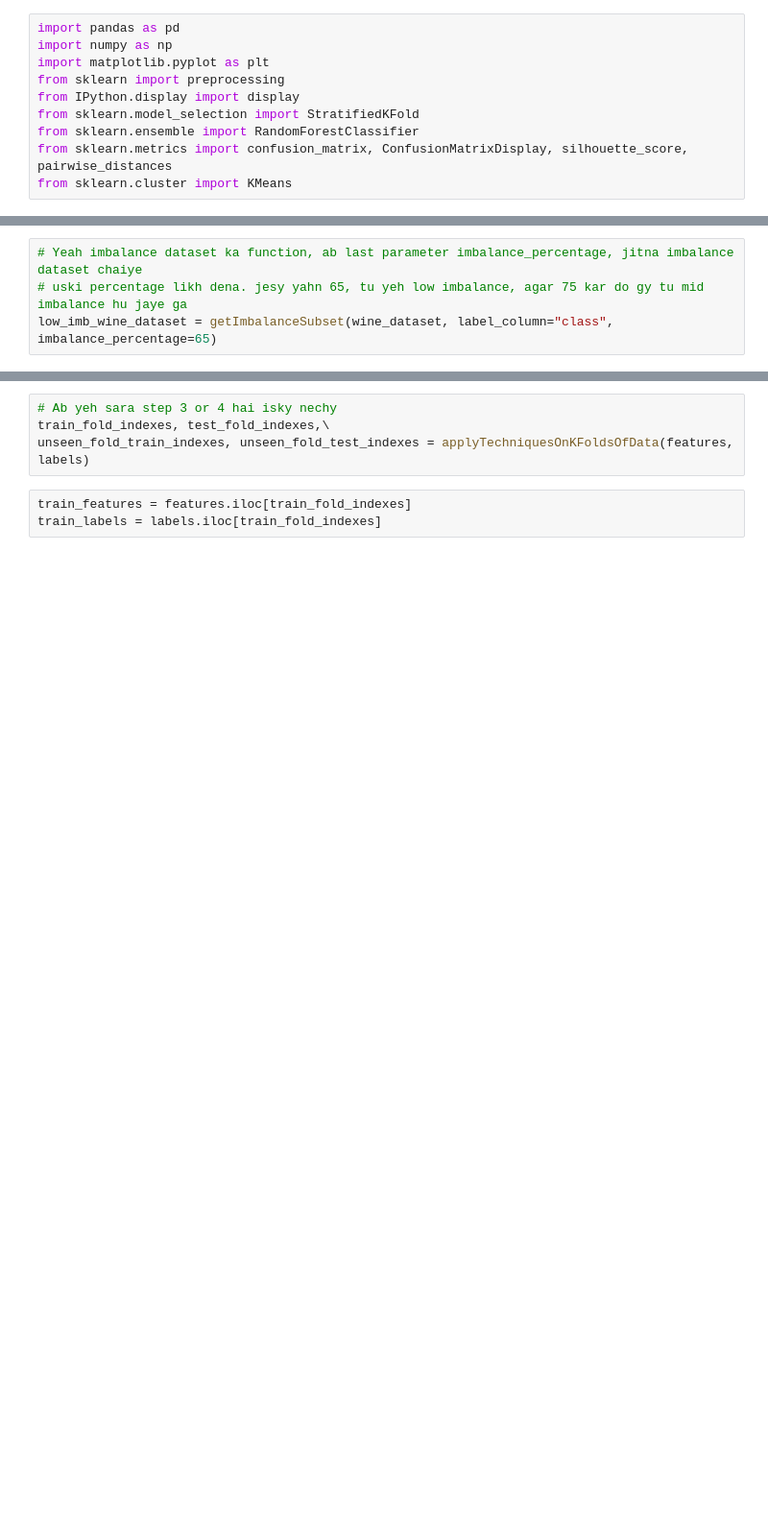
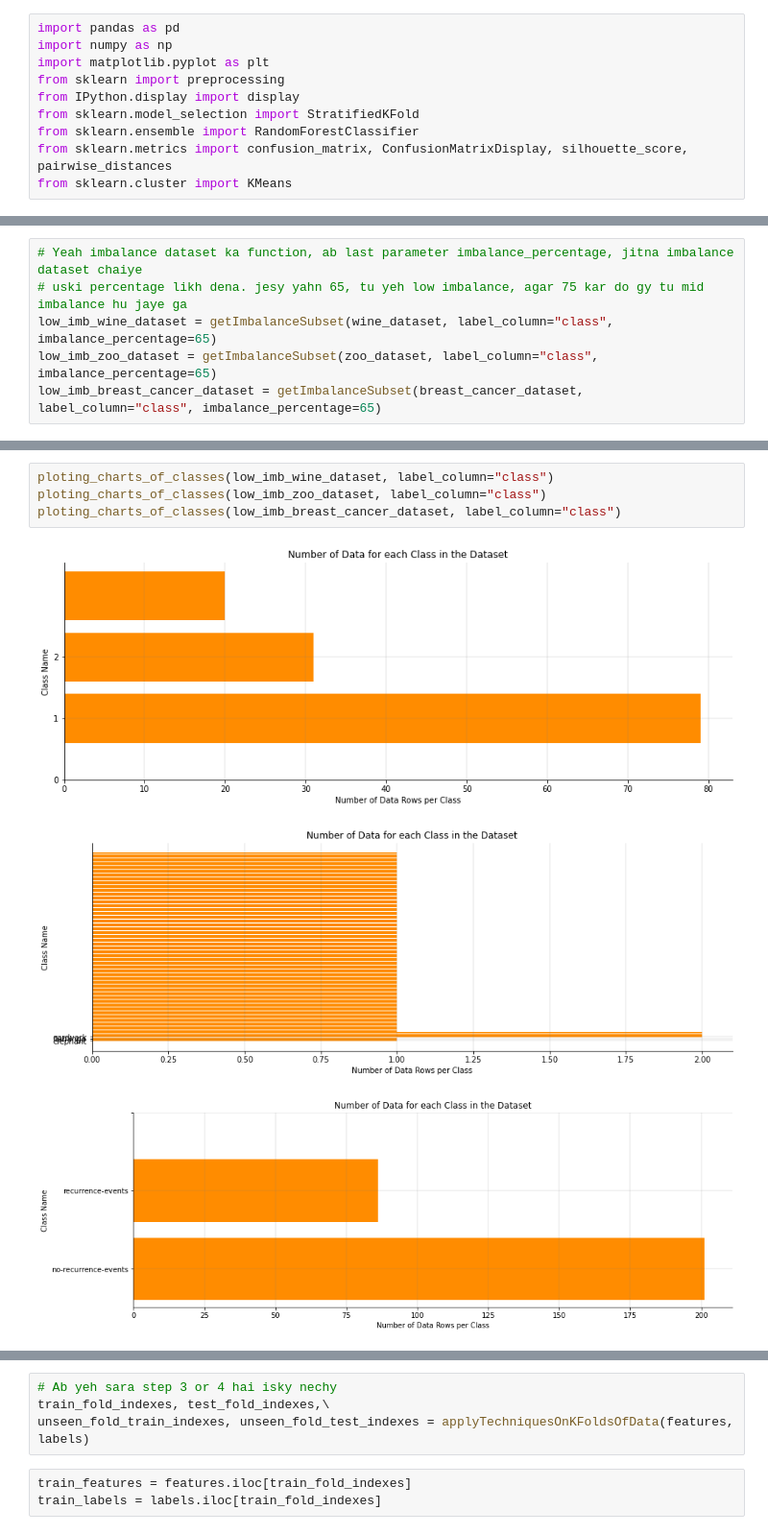
Before and after one commit to aroos0786/wordcount, a Jupyter notebook: python1234.ipynb, the cells around one changed output, grey strips where cells are left out. Shown at 96% size. Drawn from its saved outputs; the diff is of its cells as text; blank space fills up the shorter version.

```diff
--- a/python1234.ipynb
+++ b/python1234.ipynb
@@ -178,6 +286,8 @@ plot_classes_chart(wine_dataset, label_column="class")
 # Yeah imbalance dataset ka function, ab last parameter imbalance_percentage, jitna imbalance dataset chaiye
 # uski percentage likh dena. jesy yahn 65, tu yeh low imbalance, agar 75 kar do gy tu mid imbalance hu jaye ga
 low_imb_wine_dataset = getImbalanceSubset(wine_dataset, label_column="class", imbalance_percentage=65)
+low_imb_zoo_dataset = getImbalanceSubset(zoo_dataset, label_column="class", imbalance_percentage=65)
+low_imb_breast_cancer_dataset = getImbalanceSubset(breast_cancer_dataset, label_column="class", imbalance_percentage=65)
 # %% [output]
 A value is trying to be set on a copy of a slice from a DataFrame
 
@@ -200,0 +359,8 @@ Data Rows for each class:
+# %%
+ploting_charts_of_classes(low_imb_wine_dataset, label_column="class")
+ploting_charts_of_classes(low_imb_zoo_dataset, label_column="class")
+ploting_charts_of_classes(low_imb_breast_cancer_dataset, label_column="class")
+# %% [output]
+[figure, added]
+[figure, added]
+[figure, added]
```
Also changed, not shown: parts of 20 cells of this notebook.
